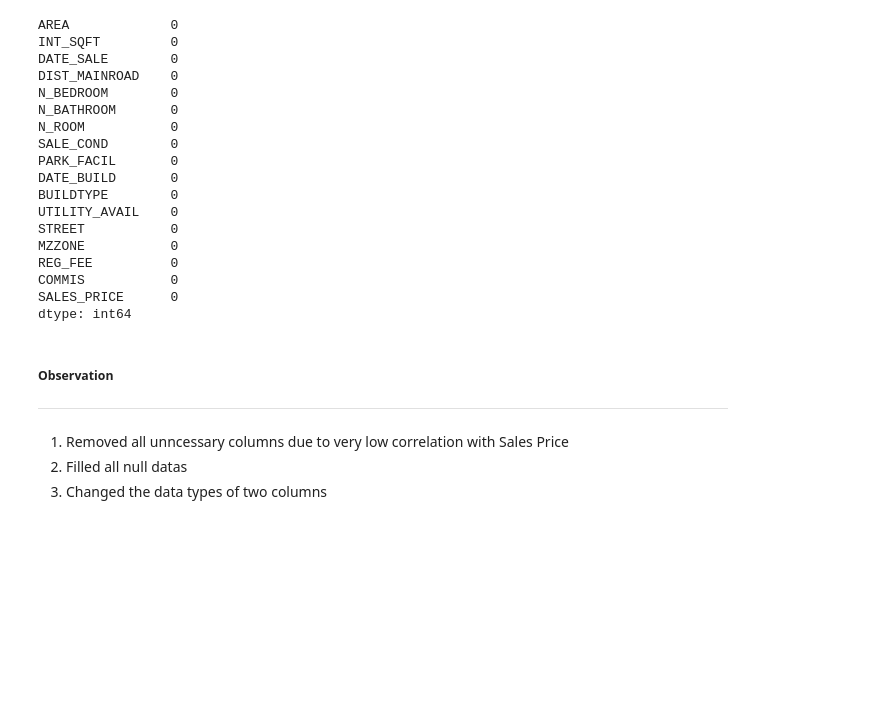
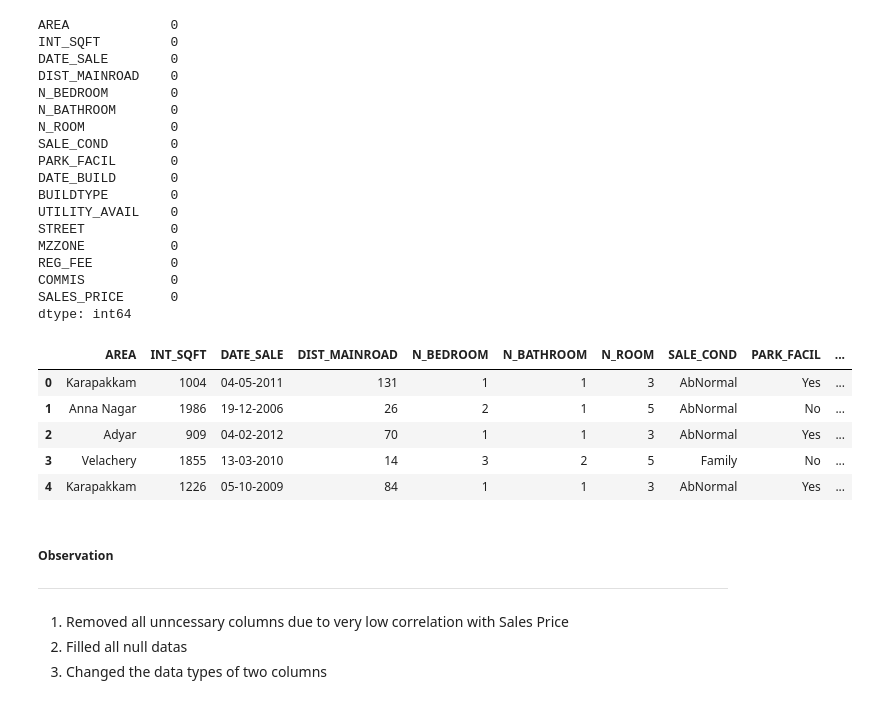
Before and after one commit to Jeyramana/House_Price_Predict, a Jupyter notebook: House_Price_Predict.ipynb, the cells around one changed output. Cells and saved outputs as stored; diff of their text form; code cells hidden in the pictures; blank space fills up the shorter version.

Commit message:
Area Column cleaned

```diff
--- a/House_Price_Predict.ipynb
+++ b/House_Price_Predict.ipynb
@@ -227,6 +227,15 @@ REG_FEE          0
 COMMIS           0
 SALES_PRICE      0
 dtype: int64
+# %%
+df.head()
+# %% [output]
+|  | AREA | INT_SQFT | DATE_SALE | DIST_MAINROAD | N_BEDROOM | N_BATHROOM | N_ROOM | SALE_COND | PARK_FACIL | ... |
+| 0 | Karapakkam | 1004 | 04-05-2011 | 131 | 1 | 1 | 3 | AbNormal | Yes | ... |
+| 1 | Anna Nagar | 1986 | 19-12-2006 | 26 | 2 | 1 | 5 | AbNormal | No | ... |
+| 2 | Adyar | 909 | 04-02-2012 | 70 | 1 | 1 | 3 | AbNormal | Yes | ... |
+| 3 | Velachery | 1855 | 13-03-2010 | 14 | 3 | 2 | 5 | Family | No | ... |
+| 4 | Karapakkam | 1226 | 05-10-2009 | 84 | 1 | 1 | 3 | AbNormal | Yes | ... |
 # %% [markdown]
 ##### Observation
 -------------
```
Also changed, not shown: parts of 12 cells of this notebook.
